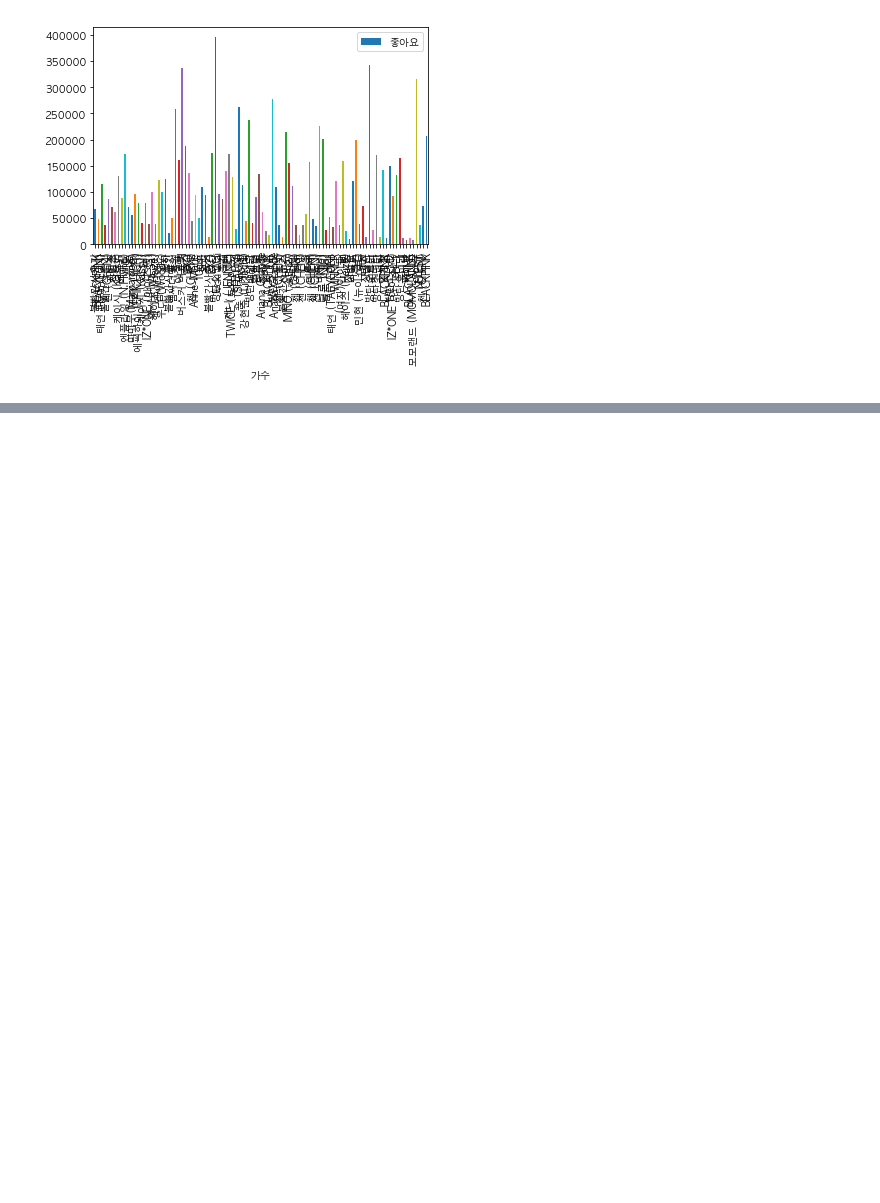
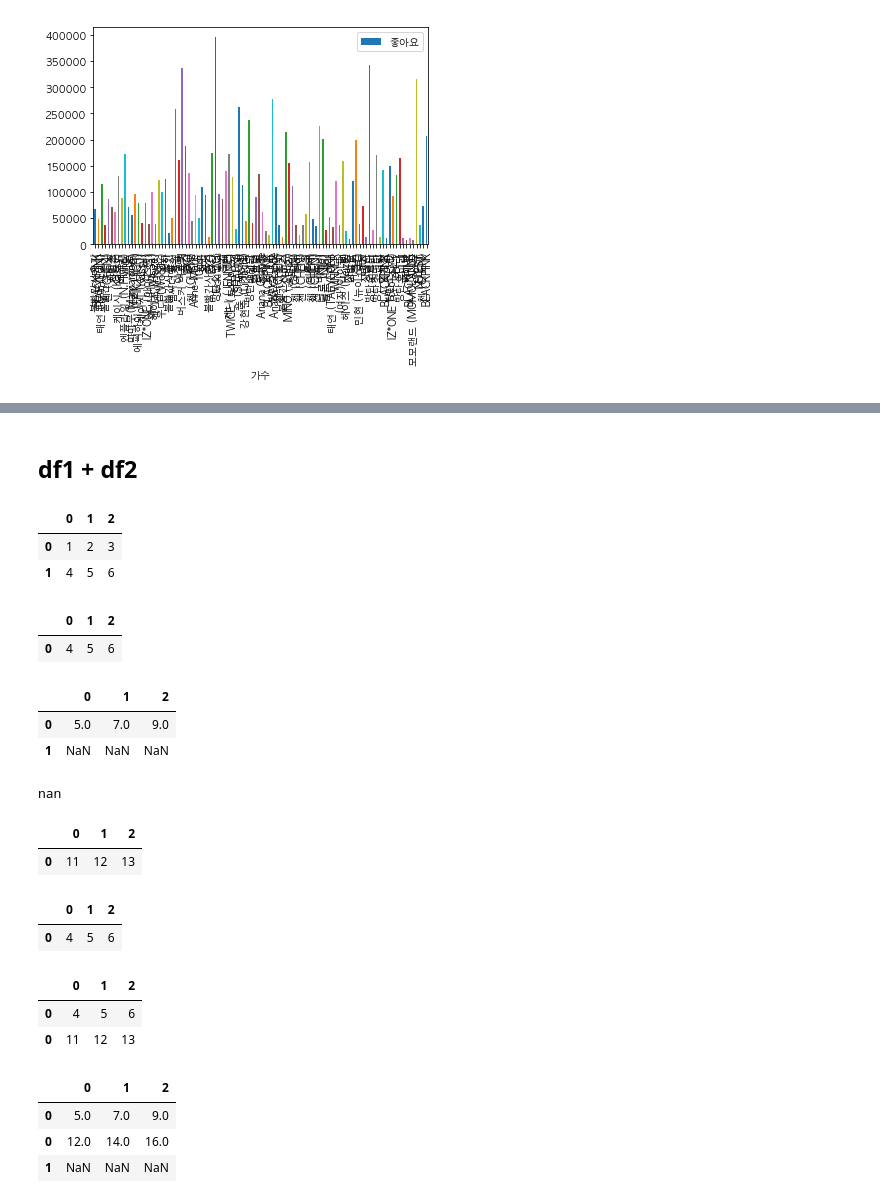
Before and after one commit to CodingSta/demo-ls-201904-pandas, a Jupyter notebook: Pandas 02.ipynb, the cells around one changed output, grey strips where cells are left out. Saved outputs shown, nothing was run; the diff lists cells and outputs as text; code cells hidden in the pictures; blank space fills up the shorter version.

```diff
--- a/Pandas 02.ipynb
+++ b/Pandas 02.ipynb
@@ -70,0 +107,56 @@ df.plot(x='가수', y='좋아요', kind='bar')
+# %% [markdown]
+## df1 + df2
+# %%
+df1 = pd.DataFrame([
+    [1, 2, 3],
+    [4, 5, 6],
+])
+df1
+# %% [output]
+|  | 0 | 1 | 2 |
+| 0 | 1 | 2 | 3 |
+| 1 | 4 | 5 | 6 |
+# %%
+df2 = pd.DataFrame([
+    [4, 5, 6],
+])
+df2
+# %% [output]
+|  | 0 | 1 | 2 |
+| 0 | 4 | 5 | 6 |
+# %%
+df1 + df2
+# %% [output]
+|  | 0 | 1 | 2 |
+| 0 | 5.0 | 7.0 | 9.0 |
+| 1 | NaN | NaN | NaN |
+# %%
+np.nan
+# %% [output]
+nan
+# %%
+df3 = pd.DataFrame([
+    [11, 12, 13],
+])
+df3
+# %% [output]
+|  | 0 | 1 | 2 |
+| 0 | 11 | 12 | 13 |
+# %%
+df2
+# %% [output]
+|  | 0 | 1 | 2 |
+| 0 | 4 | 5 | 6 |
+# %%
+df2.append(df3)
+# %% [output]
+|  | 0 | 1 | 2 |
+| 0 | 4 | 5 | 6 |
+| 0 | 11 | 12 | 13 |
+# %%
+df1 + df2.append(df3)
+# %% [output]
+|  | 0 | 1 | 2 |
+| 0 | 5.0 | 7.0 | 9.0 |
+| 0 | 12.0 | 14.0 | 16.0 |
+| 1 | NaN | NaN | NaN |
```
Also changed, not shown: parts of 8 cells of this notebook.
